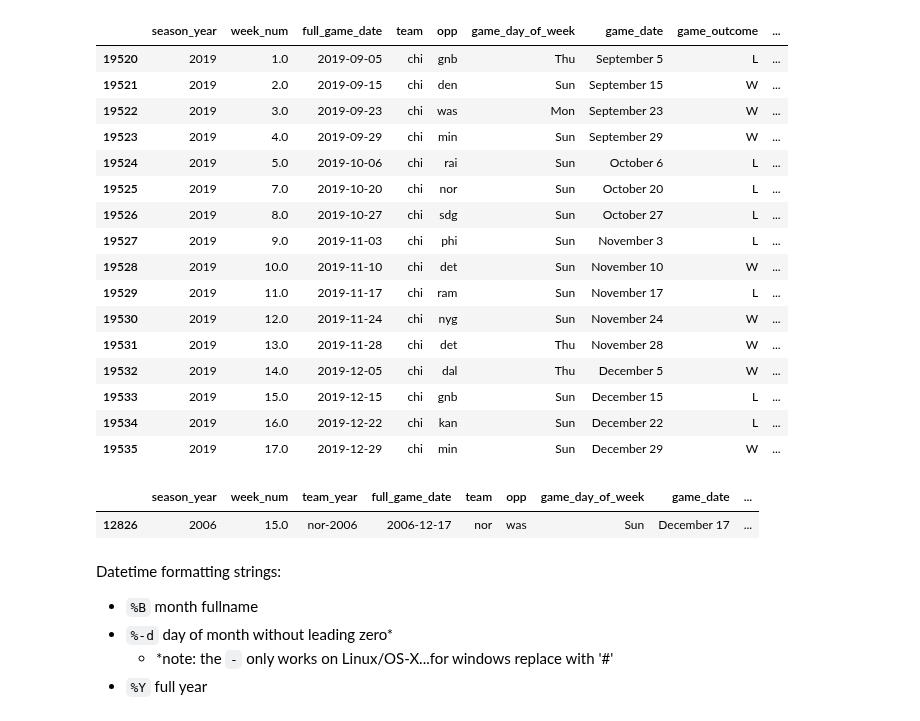
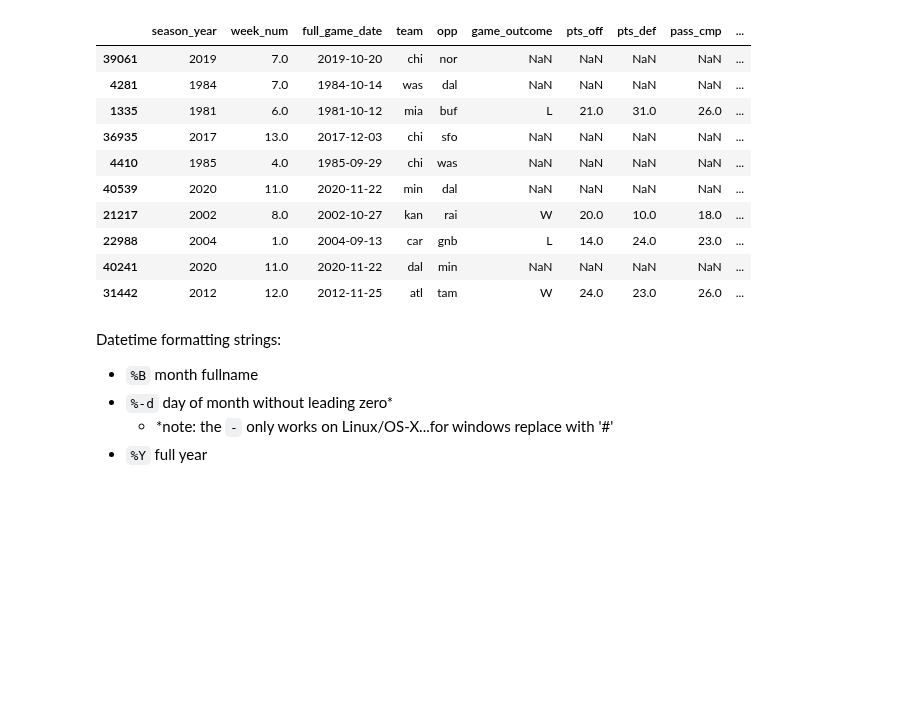
Before and after one commit to edubu2/metis-project2, a Jupyter notebook: code/clean_game_data.ipynb, the cells around one changed output. Drawn from its saved outputs; the diff is of its cells as text; code cells hidden in the pictures; blank space fills up the shorter version.

```diff
--- a/code/clean_game_data.ipynb
+++ b/code/clean_game_data.ipynb
@@ -26 +26,26 @@ Index(['season_year', 'week_num', 'full_game_date', 'team', 'opp',
       dtype='object')
+# %%
+game_df.drop(
+        columns=[
+            "pass_net_yds_per_att",
+            "xpm",
+            "xpa",
+            "punt",
+            "punt_yds",
+            "game_day_of_week",
+            "game_day_of_week_def",
+            "game_date_def",
+            "game_date",
+            "game_outcome_def",
+            "pts_off_def",
+            "pts_def_def",
+            "pass_net_yds_per_att_def",
+            "xpm_def",
+            "xpa_def",
+            "punt_def",
+            "punt_yds_def",
+            "time_of_poss_def",
+        ],
+        axis=1,
+        inplace=True,
+    )
@@ -27,24 +71,20 @@ Index(['season_year', 'week_num', 'full_game_date', 'team', 'opp',
+# %%
+game_df.sample(10)
+# %% [output]
+|  | season_year | week_num | full_game_date | team | opp | game_outcome | pts_off | pts_def | pass_cmp | ... |
+| 39061 | 2019 | 7.0 | 2019-10-20 | chi | nor | NaN | NaN | NaN | NaN | ... |
+| 4281 | 1984 | 7.0 | 1984-10-14 | was | dal | NaN | NaN | NaN | NaN | ... |
+| 1335 | 1981 | 6.0 | 1981-10-12 | mia | buf | L | 21.0 | 31.0 | 26.0 | ... |
+| 36935 | 2017 | 13.0 | 2017-12-03 | chi | sfo | NaN | NaN | NaN | NaN | ... |
+| 4410 | 1985 | 4.0 | 1985-09-29 | chi | was | NaN | NaN | NaN | NaN | ... |
+| 40539 | 2020 | 11.0 | 2020-11-22 | min | dal | NaN | NaN | NaN | NaN | ... |
+| 21217 | 2002 | 8.0 | 2002-10-27 | kan | rai | W | 20.0 | 10.0 | 18.0 | ... |
+| 22988 | 2004 | 1.0 | 2004-09-13 | car | gnb | L | 14.0 | 24.0 | 23.0 | ... |
+| 40241 | 2020 | 11.0 | 2020-11-22 | dal | min | NaN | NaN | NaN | NaN | ... |
+| 31442 | 2012 | 12.0 | 2012-11-25 | atl | tam | W | 24.0 | 23.0 | 26.0 | ... |
 # %%
 mask = (game_df.team == 'chi') & (game_df.season_year == 2019)
 game_df[mask]
-# %% [output]
-|  | season_year | week_num | full_game_date | team | opp | game_day_of_week | game_date | game_outcome | ... |
-| 19520 | 2019 | 1.0 | 2019-09-05 | chi | gnb | Thu | September 5 | L | ... |
-| 19521 | 2019 | 2.0 | 2019-09-15 | chi | den | Sun | September 15 | W | ... |
-| 19522 | 2019 | 3.0 | 2019-09-23 | chi | was | Mon | September 23 | W | ... |
-| 19523 | 2019 | 4.0 | 2019-09-29 | chi | min | Sun | September 29 | W | ... |
-| 19524 | 2019 | 5.0 | 2019-10-06 | chi | rai | Sun | October 6 | L | ... |
-| 19525 | 2019 | 7.0 | 2019-10-20 | chi | nor | Sun | October 20 | L | ... |
-| 19526 | 2019 | 8.0 | 2019-10-27 | chi | sdg | Sun | October 27 | L | ... |
-| 19527 | 2019 | 9.0 | 2019-11-03 | chi | phi | Sun | November 3 | L | ... |
-| 19528 | 2019 | 10.0 | 2019-11-10 | chi | det | Sun | November 10 | W | ... |
-| 19529 | 2019 | 11.0 | 2019-11-17 | chi | ram | Sun | November 17 | L | ... |
-| 19530 | 2019 | 12.0 | 2019-11-24 | chi | nyg | Sun | November 24 | W | ... |
-| 19531 | 2019 | 13.0 | 2019-11-28 | chi | det | Thu | November 28 | W | ... |
-| 19532 | 2019 | 14.0 | 2019-12-05 | chi | dal | Thu | December 5 | W | ... |
-| 19533 | 2019 | 15.0 | 2019-12-15 | chi | gnb | Sun | December 15 | L | ... |
-| 19534 | 2019 | 16.0 | 2019-12-22 | chi | kan | Sun | December 22 | L | ... |
-| 19535 | 2019 | 17.0 | 2019-12-29 | chi | min | Sun | December 29 | W | ... |
 # %%
 # clean the game_location column & apply change. def home_game(row):
 def home_game(row):
@@ -60,9 +100,6 @@ game_df.drop("game_location", axis=1, errors='ignore', inplace=True)
 team_years = game_df['team'] + '-' +  game_df['season_year'].astype(str)
 game_df.insert(loc=2, column='team_year', value=team_years)
 game_df.sample()
-# %% [output]
-|  | season_year | week_num | team_year | full_game_date | team | opp | game_day_of_week | game_date | ... |
-| 12826 | 2006 | 15.0 | nor-2006 | 2006-12-17 | nor | was | Sun | December 17 | ... |
 # %% [markdown]
 Datetime formatting strings:
 
```
Also changed, not shown: parts of 24 cells of this notebook, 3 other files.
